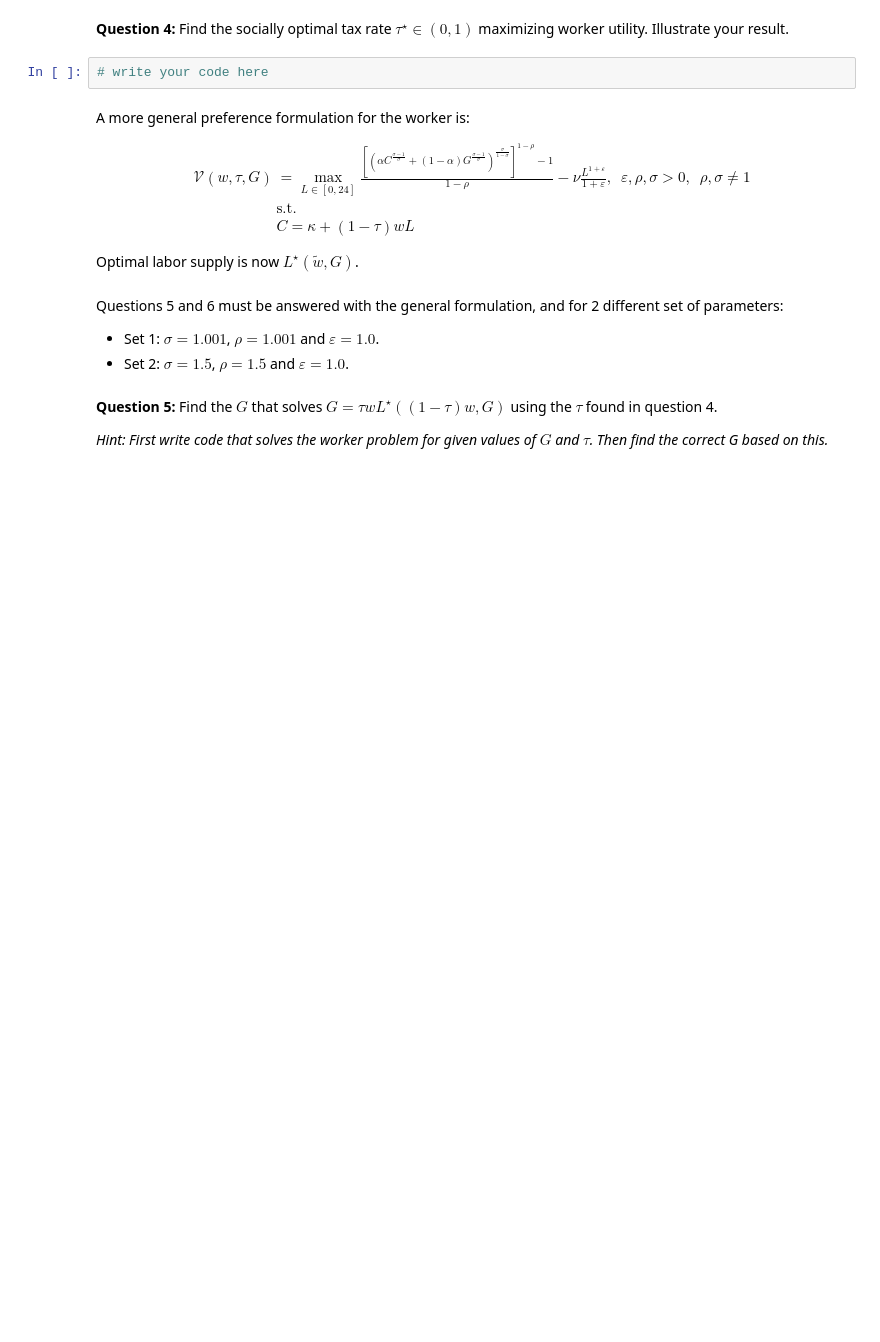
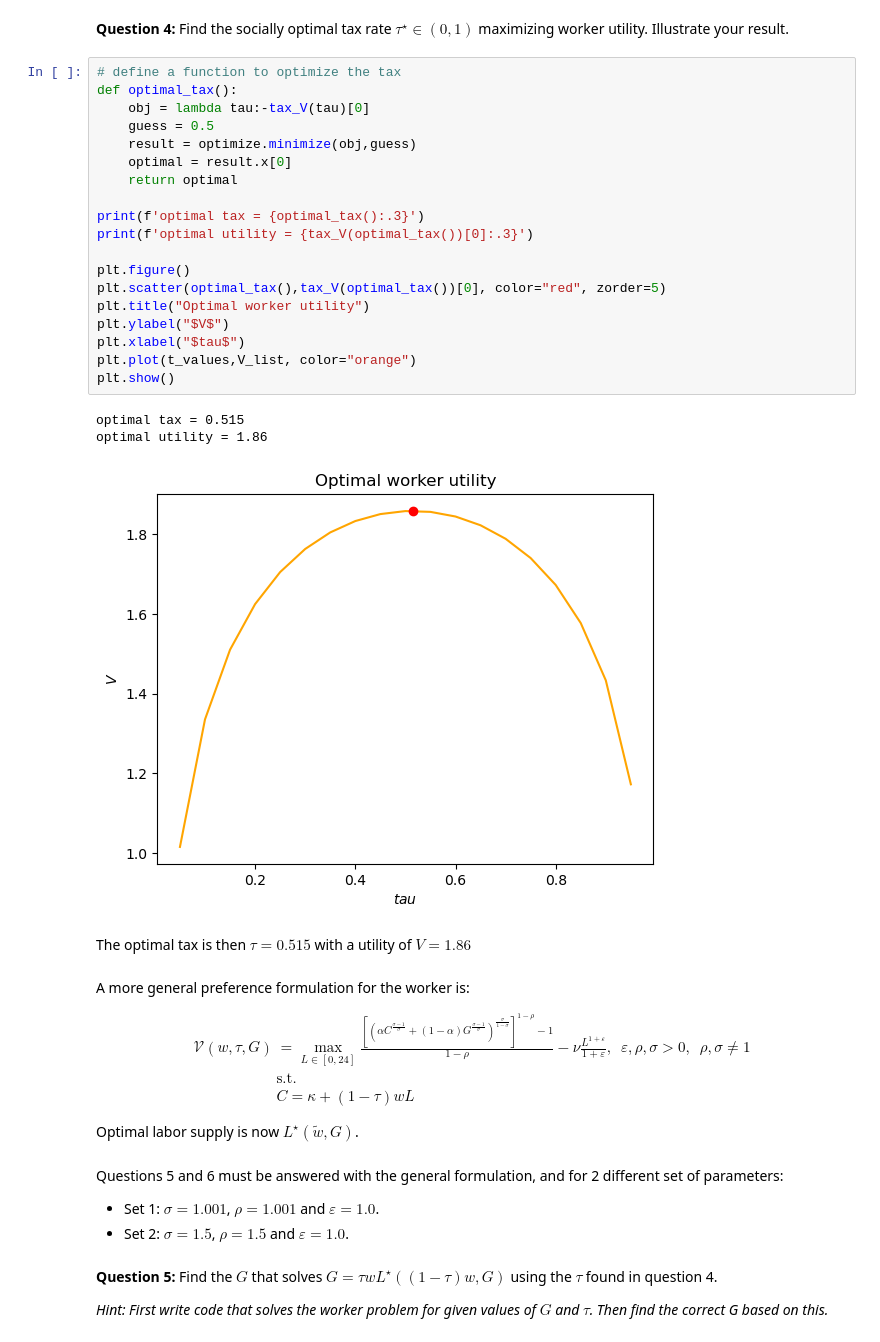
Before and after one commit to NumEconCopenhagen/projects-2023-tgr401, a Jupyter notebook: examproject/Exam-2023-notebook.ipynb, the cells around one changed output. Drawn from its saved outputs; the diff is of its cells as text; blank space fills up the shorter version.

```diff
--- a/examproject/Exam-2023-notebook.ipynb
+++ b/examproject/Exam-2023-notebook.ipynb
@@ -136,7 +185,30 @@ $$
 # %% [markdown]
 **Question 4:** Find the socially optimal tax rate $\tau^{\star}\in(0,1)$ maximizing worker utility. Illustrate your result.
-# %%
-# write your code here
+# %%
+# define a function to optimize the tax
+def optimal_tax():
+    obj = lambda tau:-tax_V(tau)[0]
+    guess = 0.5
+    result = optimize.minimize(obj,guess)
+    optimal = result.x[0]
+    return optimal
+
+print(f'optimal tax = {optimal_tax():.3}')
+print(f'optimal utility = {tax_V(optimal_tax())[0]:.3}')
+
+plt.figure()
+plt.scatter(optimal_tax(),tax_V(optimal_tax())[0], color="red", zorder=5)
+plt.title("Optimal worker utility")
+plt.ylabel("$V$")
+plt.xlabel("$tau$")
+plt.plot(t_values,V_list, color="orange")
+plt.show()
+# %% [output]
+optimal tax = 0.515
+optimal utility = 1.86
+[figure, added]
+# %% [markdown]
+The optimal tax is then $\tau=0.515$ with a utility of $V=1.86$
 # %% [markdown]
 A more general preference formulation for the worker is:
 
```
Also changed, not shown: parts of 8 cells of this notebook.
